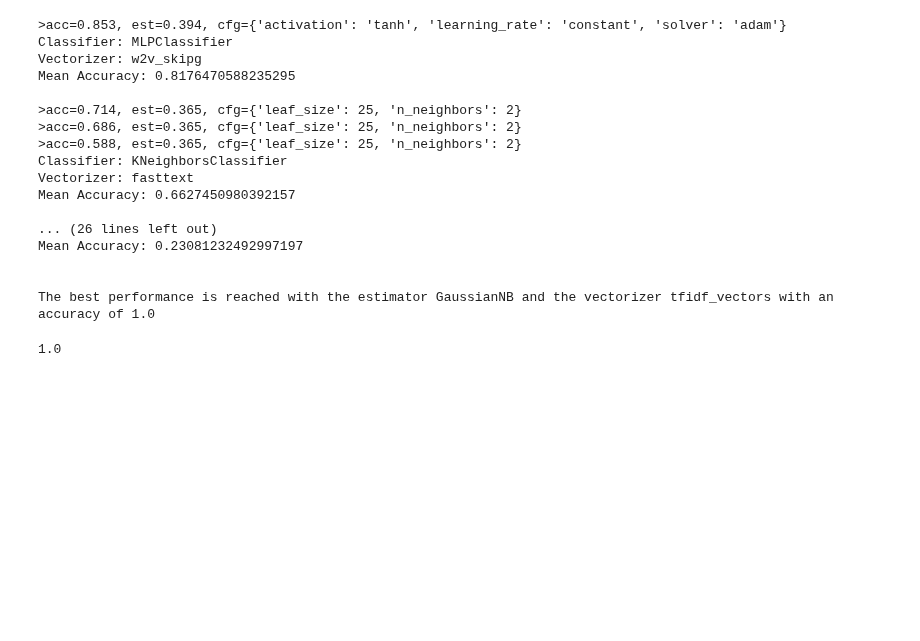
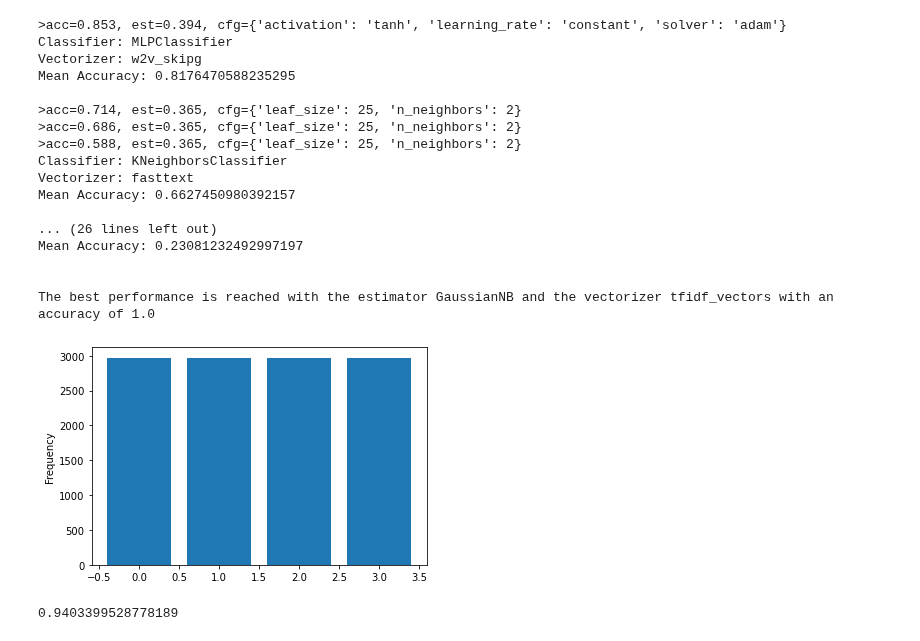
Before and after one commit to malte-koenig/AG_News_Classifier, a Jupyter notebook: main.ipynb, the cells around one changed output. Drawn from its saved outputs; the diff is of its cells as text; code cells hidden in the pictures; blank space fills up the shorter version.

Commit message:
Fitting Model to whole dataset: Corrected

```diff
--- a/main.ipynb
+++ b/main.ipynb
@@ -414,16 +414,21 @@ Mean Accuracy: 0.23081232492997197
 
 
 The best performance is reached with the estimator GaussianNB and the vectorizer tfidf_vectors with an accuracy of 1.0
-# %%
-#Quick showcase, applying the model again on the training data
-
-vector_matrix = get_vectorMatrix(vectorizer_name, train_data)
-fitted_model = model.fit(vector_matrix, train_target['label'])
-predictions = fitted_model.predict(vector_matrix)
-# evaluate the model
-acc = accuracy_score(train_target, predictions)
-print(acc)
-
-#TODO: apply model on the test data and evaluate it
-# %% [output]
-1.0
+# %%
+#Quick showcase, applying the model again on the training data
+
+#fractionize and undersample data
+train_data, train_target = balanced_fractionize(train_df, 0.1)
+
+vector_matrix = get_vectorMatrix(vectorizer_name, train_data)
+fitted_model = model.fit(vector_matrix, train_target['label'])
+predictions = fitted_model.predict(vector_matrix)
+
+# evaluate the model
+acc = accuracy_score(train_target, predictions)
+print(acc)
+
+#TODO: apply model on the test data and evaluate it
+# %% [output]
+[figure, added]
+0.9403399528778189
```
